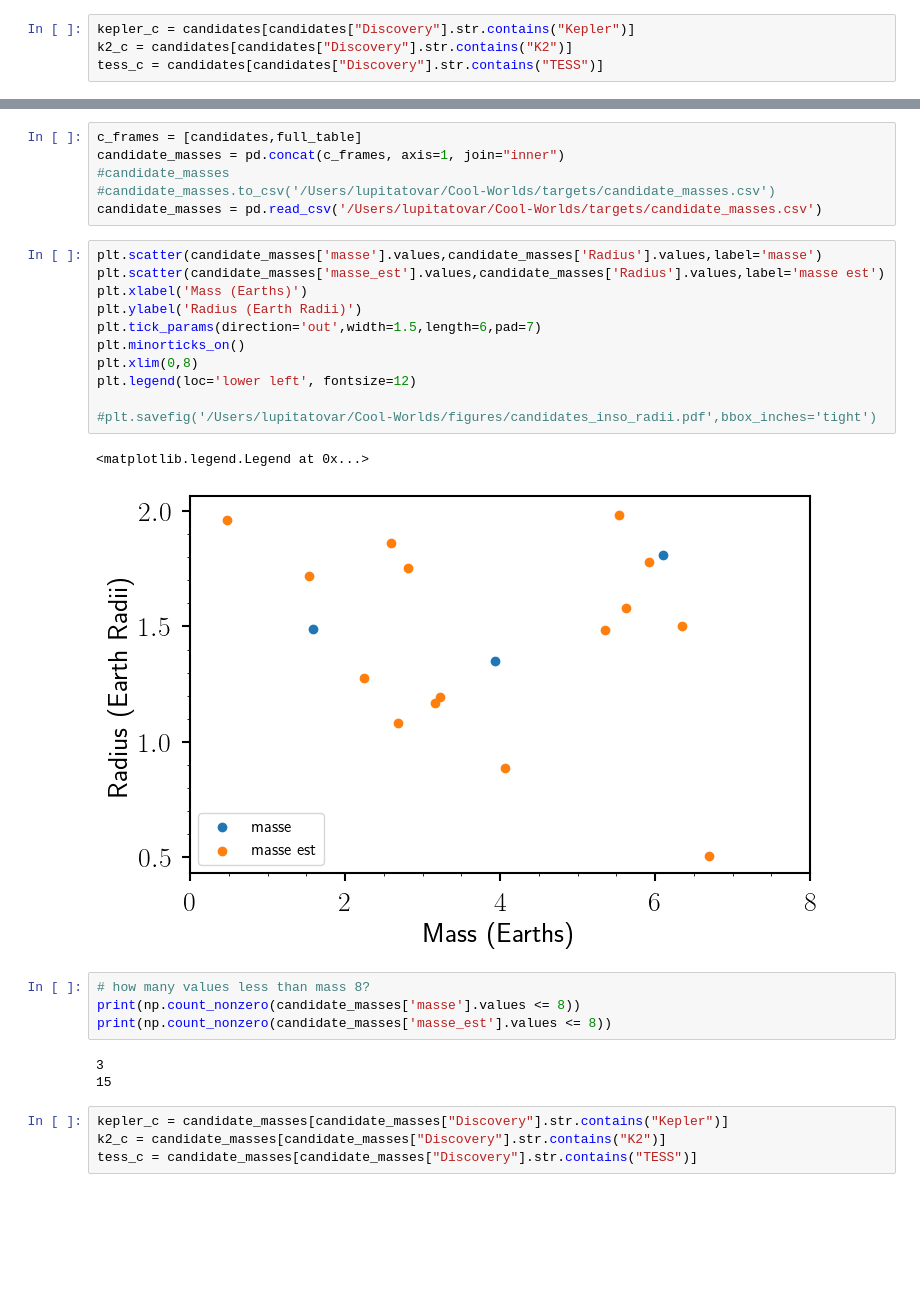
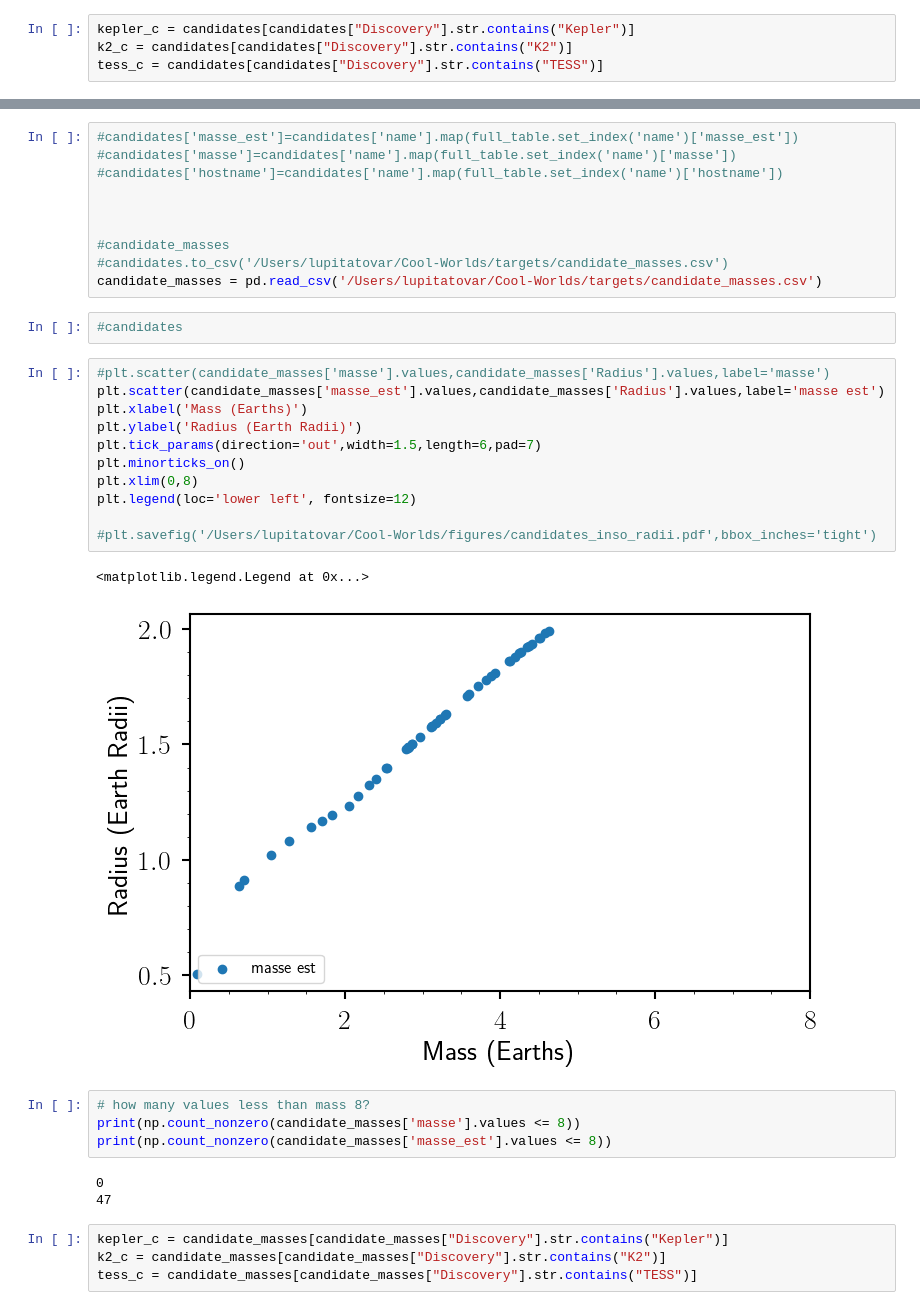
Before and after one commit to lupitatovar/Cool-Worlds, a Jupyter notebook: notebooks/Target List.ipynb, the cells around one changed output, grey strips where cells are left out. Saved outputs shown, nothing was run; the diff lists cells and outputs as text; blank space fills up the shorter version.

```diff
--- a/notebooks/Target List.ipynb
+++ b/notebooks/Target List.ipynb
@@ -262,31 +353,37 @@ plt.legend(fontsize=12)
 [figure]
 # %%
-c_frames = [candidates,full_table]
-candidate_masses = pd.concat(c_frames, axis=1, join="inner")
+#candidates['masse_est']=candidates['name'].map(full_table.set_index('name')['masse_est'])
+#candidates['masse']=candidates['name'].map(full_table.set_index('name')['masse'])
+#candidates['hostname']=candidates['name'].map(full_table.set_index('name')['hostname'])
+
+
+
 #candidate_masses
-#candidate_masses.to_csv('/Users/lupitatovar/Cool-Worlds/targets/candidate_masses.csv')
+#candidates.to_csv('/Users/lupitatovar/Cool-Worlds/targets/candidate_masses.csv')
 candidate_masses = pd.read_csv('/Users/lupitatovar/Cool-Worlds/targets/candidate_masses.csv')
+# %%
+#candidates
 # %%
-plt.scatter(candidate_masses['masse'].values,candidate_masses['Radius'].values,label='masse')
+#plt.scatter(candidate_masses['masse'].values,candidate_masses['Radius'].values,label='masse')
 plt.scatter(candidate_masses['masse_est'].values,candidate_masses['Radius'].values,label='masse est')
 plt.xlabel('Mass (Earths)')
 plt.ylabel('Radius (Earth Radii)')
 plt.tick_params(direction='out',width=1.5,length=6,pad=7)
 plt.minorticks_on()
 plt.xlim(0,8)
 plt.legend(loc='lower left', fontsize=12)
 
 #plt.savefig('/Users/lupitatovar/Cool-Worlds/figures/candidates_inso_radii.pdf',bbox_inches='tight')
 # %% [output]
 <matplotlib.legend.Legend at 0x...>
-[figure, old version]
+[figure, new version]
 # %%
 # how many values less than mass 8?
 print(np.count_nonzero(candidate_masses['masse'].values <= 8))
 print(np.count_nonzero(candidate_masses['masse_est'].values <= 8))
 # %% [output]
-3
-15
+0
+47
 # %%
 kepler_c = candidate_masses[candidate_masses["Discovery"].str.contains("Kepler")]
 k2_c = candidate_masses[candidate_masses["Discovery"].str.contains("K2")]
```
Also changed, not shown: parts of 51 cells of this notebook, 12 other files.
